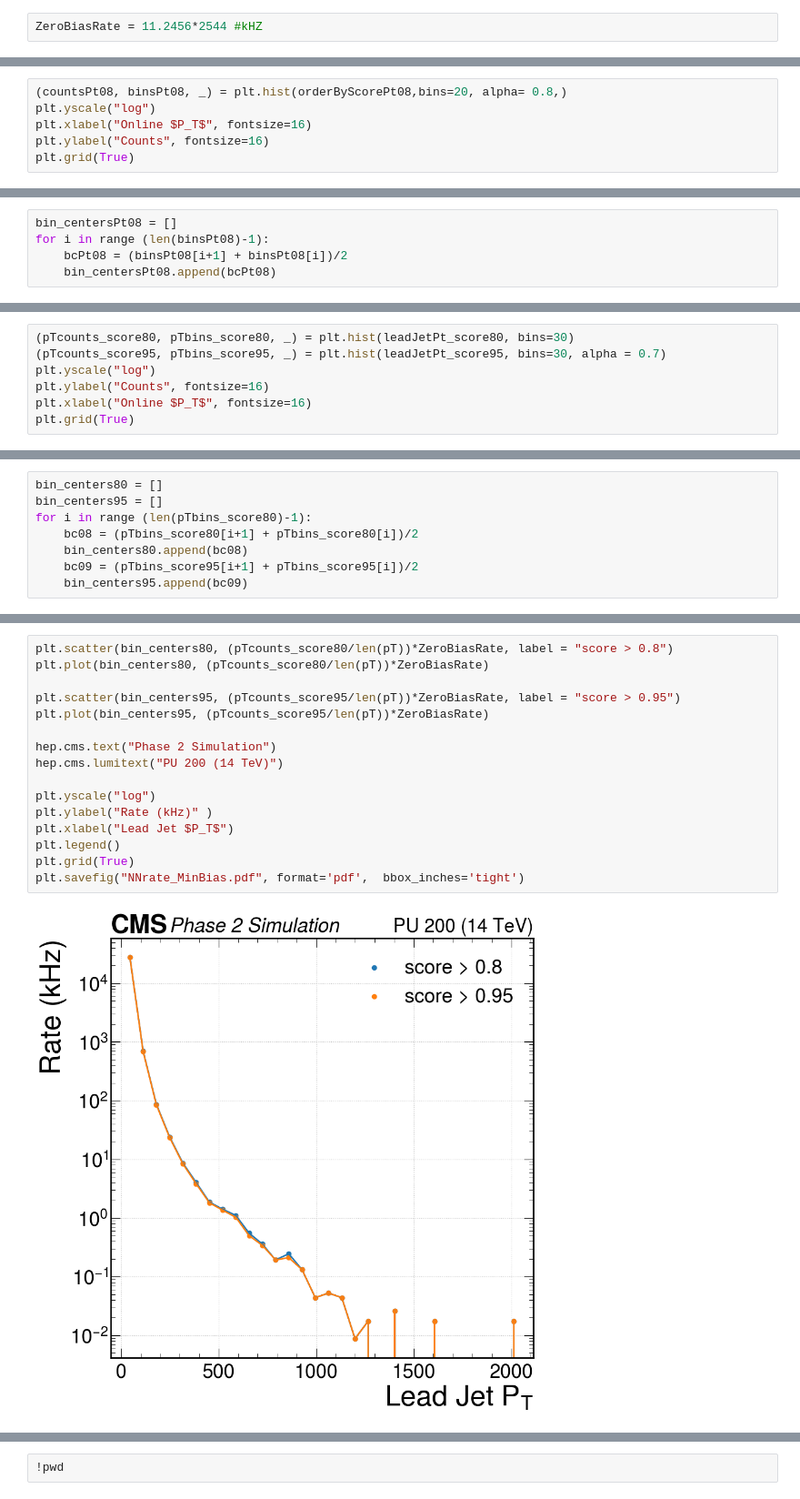
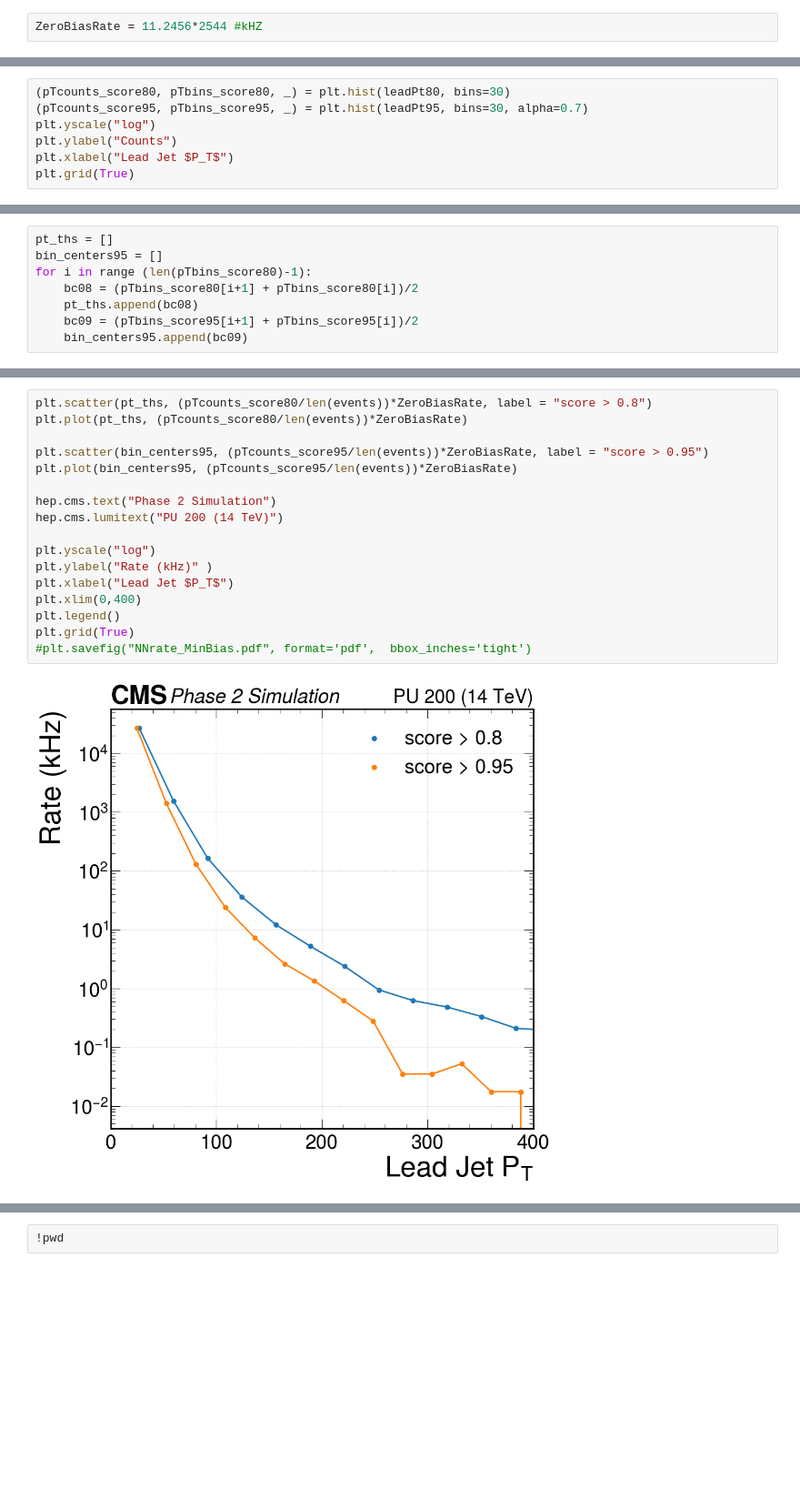
Before and after one commit to Brainz22/L1JetTagDaniel, a Jupyter notebook: rateAnalysis.ipynb, the cells around one changed output, grey strips where cells are left out. Shown at 91% size. Cells and saved outputs as stored; diff of their text form; blank space fills up the shorter version.

```diff
--- a/rateAnalysis.ipynb
+++ b/rateAnalysis.ipynb
@@ -73,7 +75,8 @@ orderByScorePt08 = ak.flatten(pT_accepted_Evs08[np.arange(len(pT_accepted_Evs08)
 # %%
-(countsPt08, binsPt08, _) = plt.hist(orderByScorePt08,bins=20, alpha= 0.8,)
+(pTcounts_score80, pTbins_score80, _) = plt.hist(leadPt80, bins=30)
+(pTcounts_score95, pTbins_score95, _) = plt.hist(leadPt95, bins=30, alpha=0.7)
 plt.yscale("log")
-plt.xlabel("Online $P_T$", fontsize=16)
-plt.ylabel("Counts", fontsize=16)
+plt.ylabel("Counts")
+plt.xlabel("Lead Jet $P_T$")
 plt.grid(True)
 # %% [output]
@@ -81,5 +84,8 @@ plt.grid(True)
 # %%
-bin_centersPt08 = []
-for i in range (len(binsPt08)-1):
-    bcPt08 = (binsPt08[i+1] + binsPt08[i])/2
-    bin_centersPt08.append(bcPt08)
+pt_ths = []
+bin_centers95 = []
+for i in range (len(pTbins_score80)-1):
+    bc08 = (pTbins_score80[i+1] + pTbins_score80[i])/2
+    pt_ths.append(bc08)
+    bc09 = (pTbins_score95[i+1] + pTbins_score95[i])/2
+    bin_centers95.append(bc09)
@@ -155,7 +91,0 @@ Histograms:
-# %%
-(pTcounts_score80, pTbins_score80, _) = plt.hist(leadJetPt_score80, bins=30)
-(pTcounts_score95, pTbins_score95, _) = plt.hist(leadJetPt_score95, bins=30, alpha = 0.7)
-plt.yscale("log")
-plt.ylabel("Counts", fontsize=16)
-plt.xlabel("Online $P_T$", fontsize=16)
-plt.grid(True)
@@ -164,8 +91,0 @@ plt.grid(True)
-# %%
-bin_centers80 = []
-bin_centers95 = []
-for i in range (len(pTbins_score80)-1):
-    bc08 = (pTbins_score80[i+1] + pTbins_score80[i])/2
-    bin_centers80.append(bc08)
-    bc09 = (pTbins_score95[i+1] + pTbins_score95[i])/2
-    bin_centers95.append(bc09)
@@ -187,18 +92,19 @@ mpl.rcParams['lines.linewidth'] = 2
 # %%
-plt.scatter(bin_centers80, (pTcounts_score80/len(pT))*ZeroBiasRate, label = "score > 0.8")
-plt.plot(bin_centers80, (pTcounts_score80/len(pT))*ZeroBiasRate)
+plt.scatter(pt_ths, (pTcounts_score80/len(events))*ZeroBiasRate, label = "score > 0.8")
+plt.plot(pt_ths, (pTcounts_score80/len(events))*ZeroBiasRate)
 
-plt.scatter(bin_centers95, (pTcounts_score95/len(pT))*ZeroBiasRate, label = "score > 0.95")
-plt.plot(bin_centers95, (pTcounts_score95/len(pT))*ZeroBiasRate)
+plt.scatter(bin_centers95, (pTcounts_score95/len(events))*ZeroBiasRate, label = "score > 0.95")
+plt.plot(bin_centers95, (pTcounts_score95/len(events))*ZeroBiasRate)
 
 hep.cms.text("Phase 2 Simulation")
 hep.cms.lumitext("PU 200 (14 TeV)")
 
 plt.yscale("log")
 plt.ylabel("Rate (kHz)" )
 plt.xlabel("Lead Jet $P_T$")
+plt.xlim(0,400)
 plt.legend()
 plt.grid(True)
-plt.savefig("NNrate_MinBias.pdf", format='pdf',  bbox_inches='tight')
+#plt.savefig("NNrate_MinBias.pdf", format='pdf',  bbox_inches='tight')
 # %% [output]
-[figure, old version]
+[figure, new version]
```
Also changed, not shown: parts of 59 cells of this notebook.
